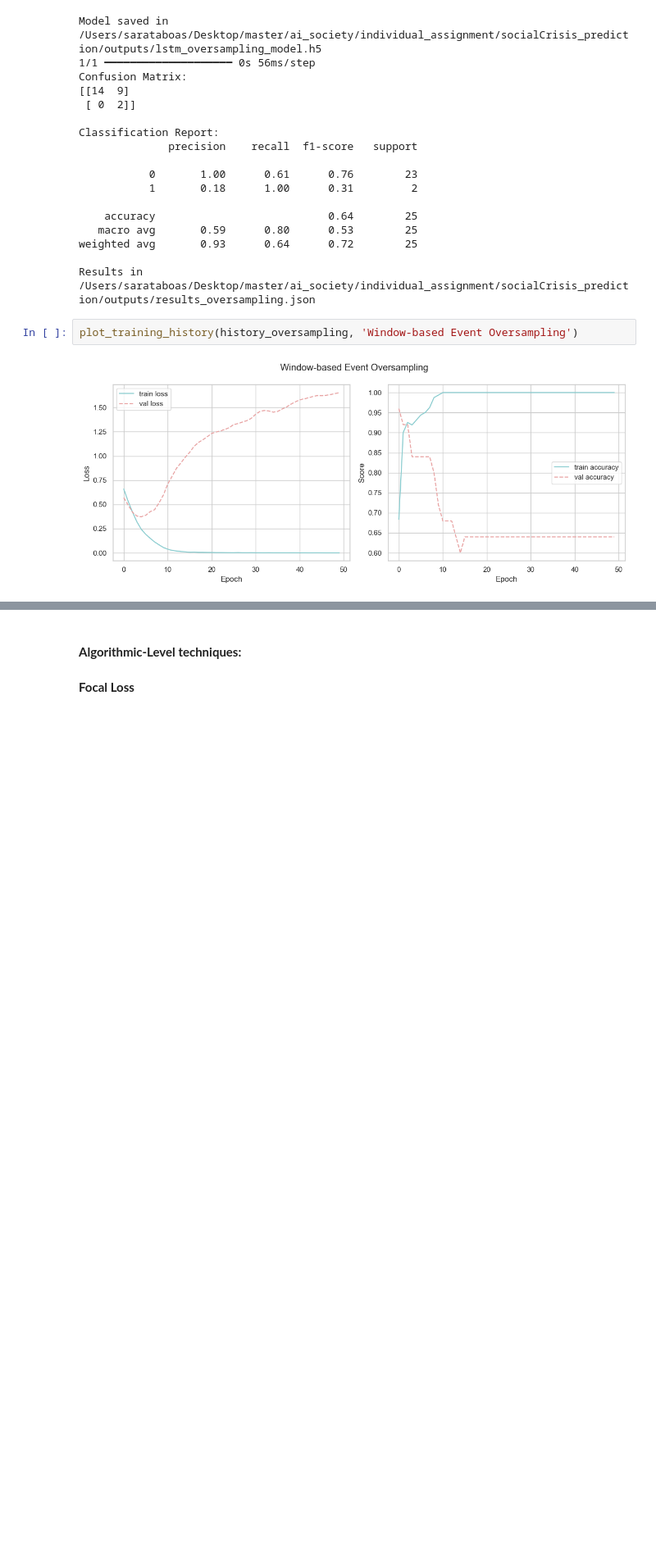
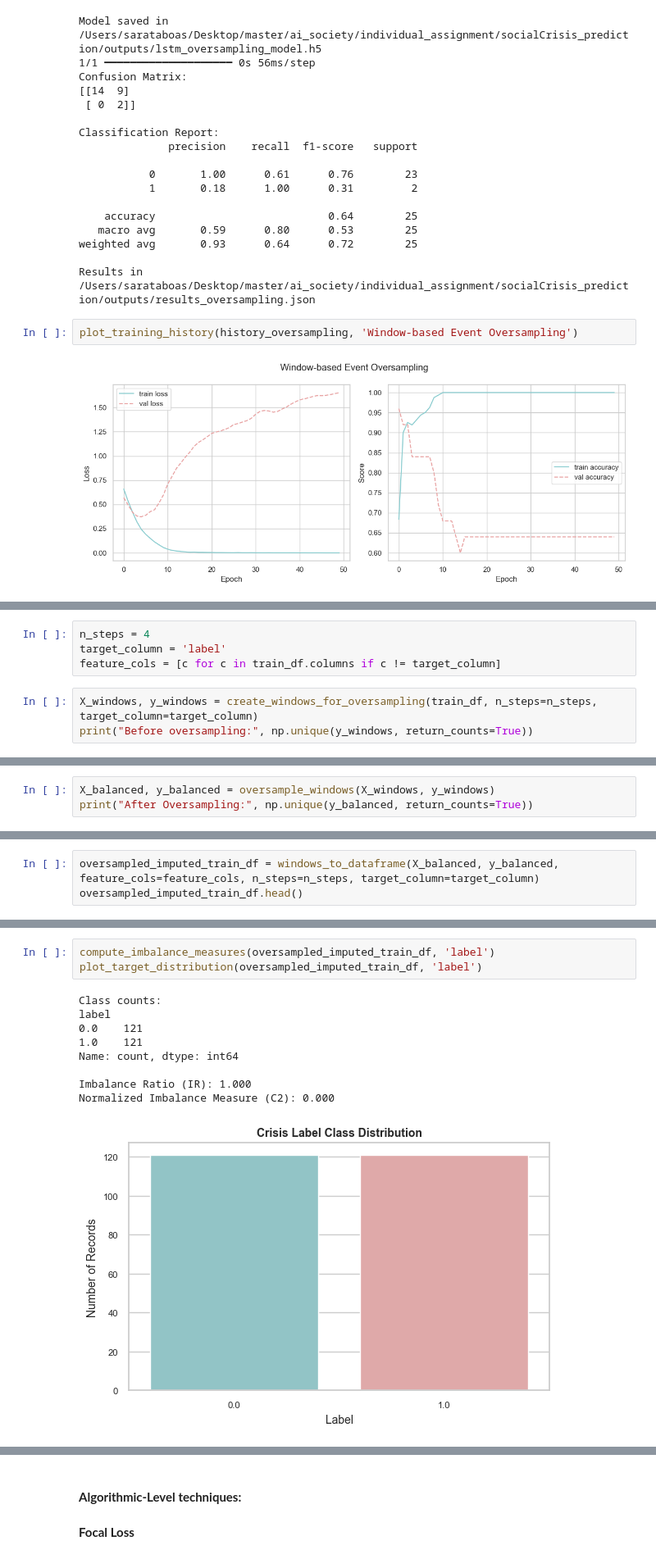
Before and after one commit to sarataboas/socialCrisis_prediction, a Jupyter notebook: notebooks/class_imbalance.ipynb, the cells around one changed output, grey strips where cells are left out. Shown at 82% size. Drawn from its saved outputs; the diff is of its cells as text; blank space fills up the shorter version.

```diff
--- a/notebooks/class_imbalance.ipynb
+++ b/notebooks/class_imbalance.ipynb
@@ -210,0 +301,7 @@ plot_training_history(history_oversampling, 'Window-based Event Oversampling')
+# %%
+n_steps = 4
+target_column = 'label'
+feature_cols = [c for c in train_df.columns if c != target_column]
+# %%
+X_windows, y_windows = create_windows_for_oversampling(train_df, n_steps=n_steps, target_column=target_column)
+print("Before oversampling:", np.unique(y_windows, return_counts=True))
@@ -210,0 +310,3 @@ plot_training_history(history_oversampling, 'Window-based Event Oversampling')
+# %%
+X_balanced, y_balanced = oversample_windows(X_windows, y_windows)
+print("After Oversampling:", np.unique(y_balanced, return_counts=True))
@@ -210,0 +315,3 @@ plot_training_history(history_oversampling, 'Window-based Event Oversampling')
+# %%
+oversampled_imputed_train_df = windows_to_dataframe(X_balanced, y_balanced, feature_cols=feature_cols, n_steps=n_steps, target_column=target_column)
+oversampled_imputed_train_df.head()
@@ -210,0 +326,13 @@ plot_training_history(history_oversampling, 'Window-based Event Oversampling')
+# %%
+compute_imbalance_measures(oversampled_imputed_train_df, 'label')
+plot_target_distribution(oversampled_imputed_train_df, 'label')
+# %% [output]
+Class counts:
+label
+0.0    121
+1.0    121
+Name: count, dtype: int64
+
+Imbalance Ratio (IR): 1.000
+Normalized Imbalance Measure (C2): 0.000
+[figure, added]
```
Also changed, not shown: parts of 29 cells of this notebook, 11 other files.
